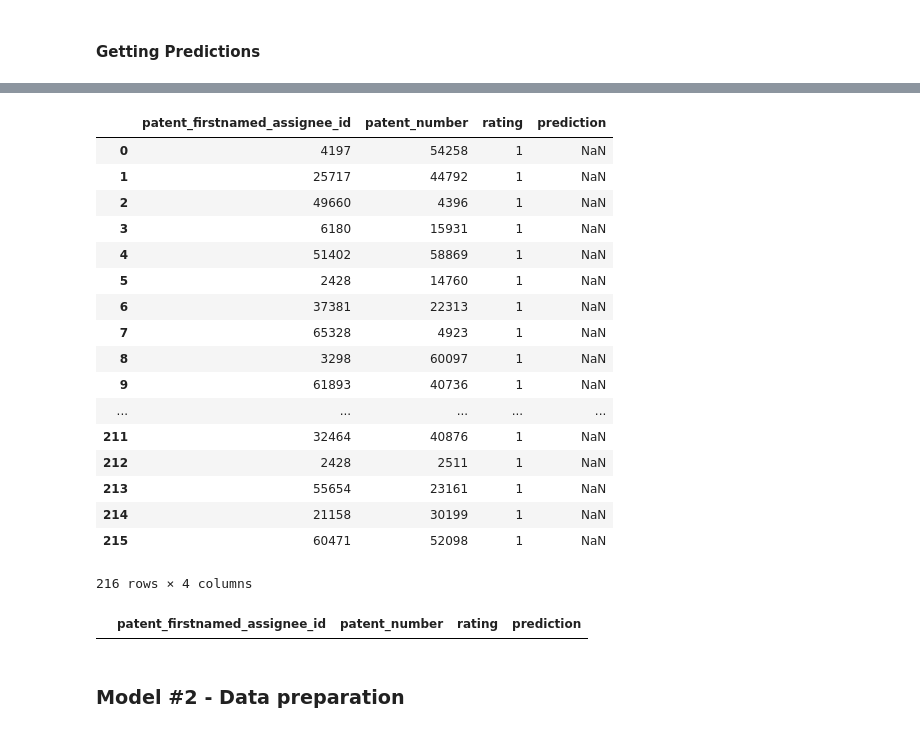
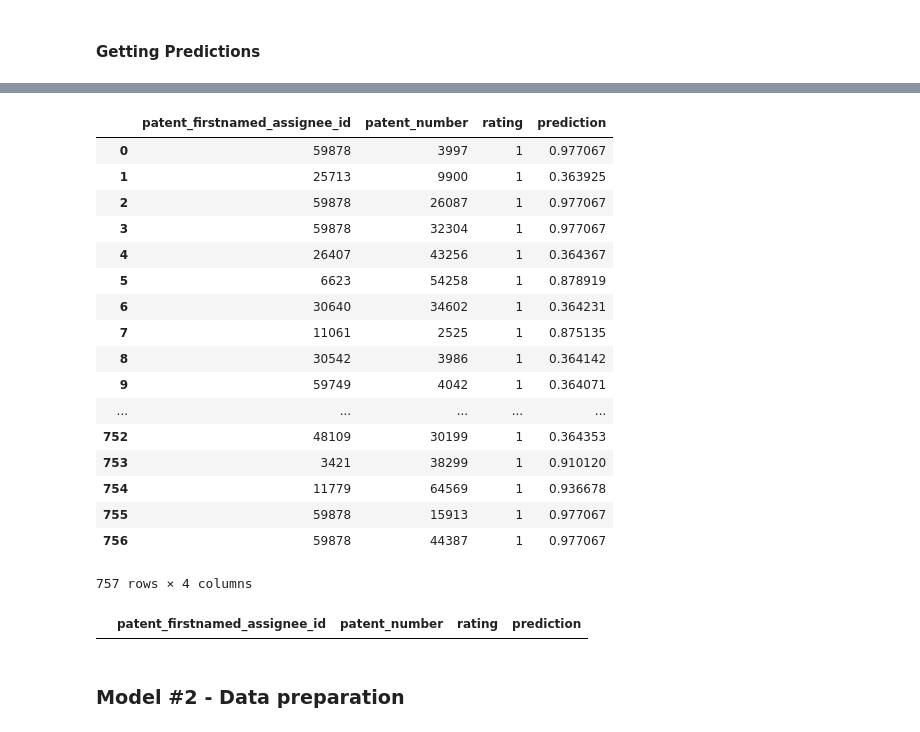
Before and after one commit to glmack/techniche, a Jupyter notebook: model_selection/rec_system.ipynb, the cells around one changed output, grey strips where cells are left out. Drawn from its saved outputs; the diff is of its cells as text; code cells hidden in the pictures.

```diff
--- a/model_selection/rec_system.ipynb
+++ b/model_selection/rec_system.ipynb
@@ -218,27 +211,21 @@ predictions_train_df
-# %%
-# view in Pandas df
-predictions_df = predictions.toPandas()
-predictions_df
-# %% [output]
-|  | patent_firstnamed_assignee_id | patent_number | rating | prediction |
-| 0 | 4197 | 54258 | 1 | NaN |
-| 1 | 25717 | 44792 | 1 | NaN |
-| 2 | 49660 | 4396 | 1 | NaN |
-| 3 | 6180 | 15931 | 1 | NaN |
-| 4 | 51402 | 58869 | 1 | NaN |
-| 5 | 2428 | 14760 | 1 | NaN |
-| 6 | 37381 | 22313 | 1 | NaN |
-| 7 | 65328 | 4923 | 1 | NaN |
-| 8 | 3298 | 60097 | 1 | NaN |
-| 9 | 61893 | 40736 | 1 | NaN |
-| ... | ... | ... | ... | ... |
-| 211 | 32464 | 40876 | 1 | NaN |
-| 212 | 2428 | 2511 | 1 | NaN |
-| 213 | 55654 | 23161 | 1 | NaN |
-| 214 | 21158 | 30199 | 1 | NaN |
-| 215 | 60471 | 52098 | 1 | NaN |
-216 rows × 4 columns
 # %%
-predictions_df.dropna()
+predictions_train_df.dropna()
 # %% [output]
 |  | patent_firstnamed_assignee_id | patent_number | rating | prediction |
+| 0 | 59878 | 3997 | 1 | 0.977067 |
+| 1 | 25713 | 9900 | 1 | 0.363925 |
+| 2 | 59878 | 26087 | 1 | 0.977067 |
+| 3 | 59878 | 32304 | 1 | 0.977067 |
+| 4 | 26407 | 43256 | 1 | 0.364367 |
+| 5 | 6623 | 54258 | 1 | 0.878919 |
+| 6 | 30640 | 34602 | 1 | 0.364231 |
+| 7 | 11061 | 2525 | 1 | 0.875135 |
+| 8 | 30542 | 3986 | 1 | 0.364142 |
+| 9 | 59749 | 4042 | 1 | 0.364071 |
+| ... | ... | ... | ... | ... |
+| 752 | 48109 | 30199 | 1 | 0.364353 |
+| 753 | 3421 | 38299 | 1 | 0.910120 |
+| 754 | 11779 | 64569 | 1 | 0.936678 |
+| 755 | 59878 | 15913 | 1 | 0.977067 |
+| 756 | 59878 | 44387 | 1 | 0.977067 |
+757 rows × 4 columns
@@ -260,2 +232,6 @@ predictions_train_df
+# %%
+predictions_test_df.dropna()
+# %% [output]
+|  | patent_firstnamed_assignee_id | patent_number | rating | prediction |
 # %% [markdown]
 ### Model #2 - Data preparation
```
Also changed, not shown: parts of 15 cells of this notebook.
